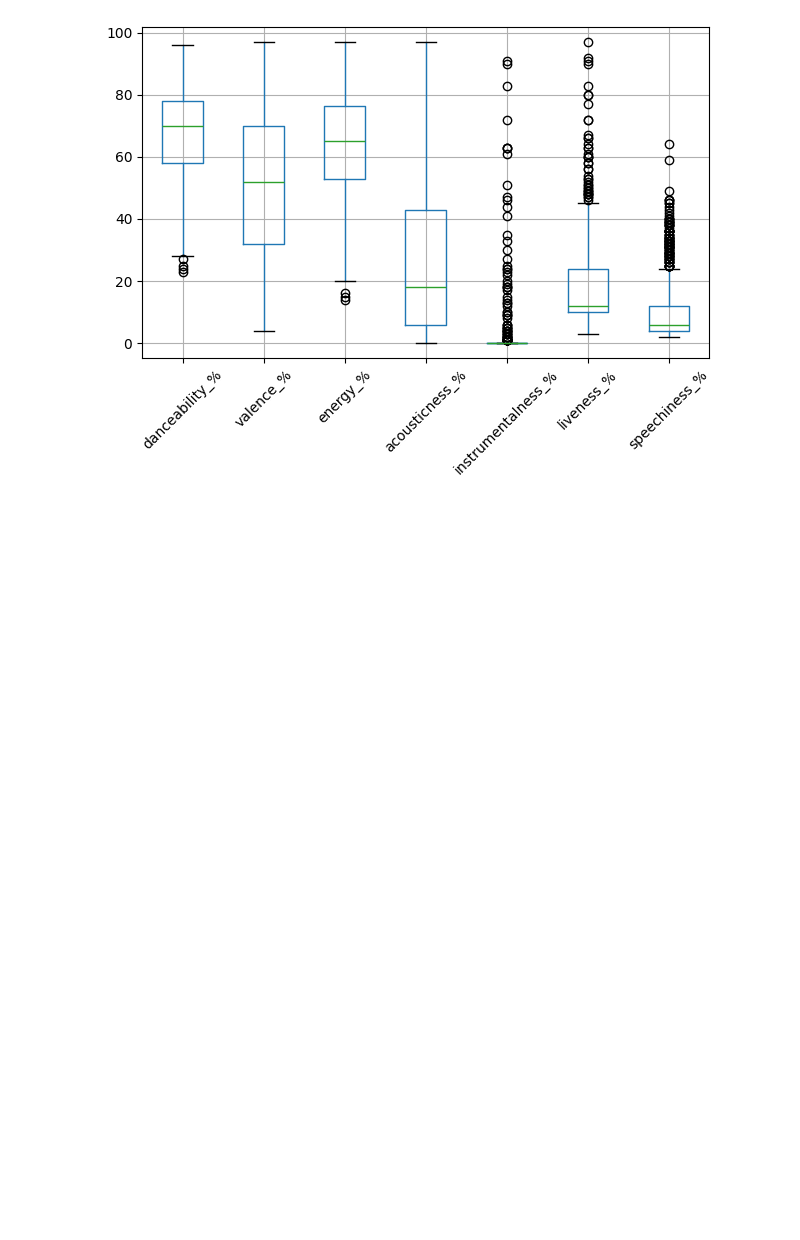
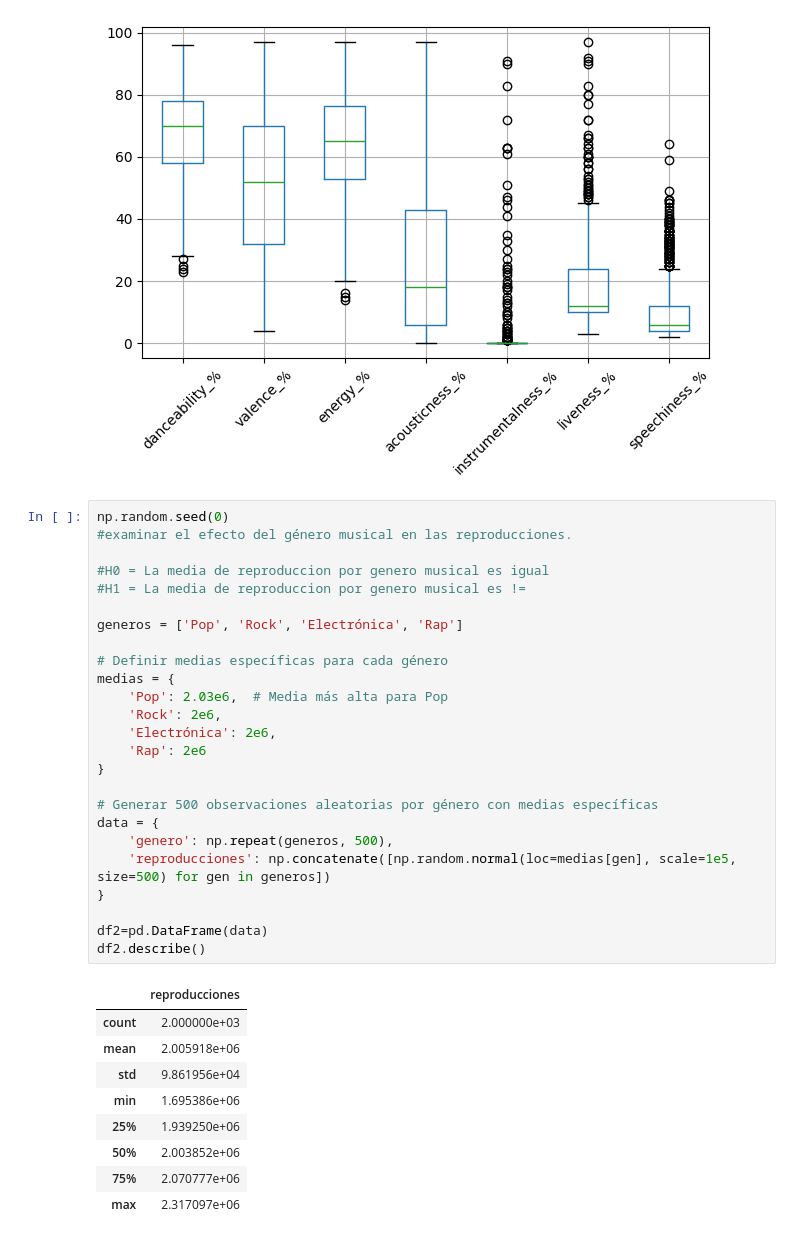
Before and after one commit to hugofmr/estadistica_edem, a Jupyter notebook: trabajo/andres.ipynb, the cells around one changed output. Drawn from its saved outputs; the diff is of its cells as text; blank space fills up the shorter version.

```diff
--- a/trabajo/andres.ipynb
+++ b/trabajo/andres.ipynb
@@ -304,3 +304,38 @@ plt.tight_layout()
 plt.show()
 # %% [output]
 [figure]
+# %%
+np.random.seed(0)
+#examinar el efecto del género musical en las reproducciones.
+
+#H0 = La media de reproduccion por genero musical es igual
+#H1 = La media de reproduccion por genero musical es !=
+
+generos = ['Pop', 'Rock', 'Electrónica', 'Rap']
+
+# Definir medias específicas para cada género
+medias = {
+    'Pop': 2.03e6,  # Media más alta para Pop
+    'Rock': 2e6,
+    'Electrónica': 2e6,
+    'Rap': 2e6
+}
+
+# Generar 500 observaciones aleatorias por género con medias específicas
+data = {
+    'genero': np.repeat(generos, 500),
+    'reproducciones': np.concatenate([np.random.normal(loc=medias[gen], scale=1e5, size=500) for gen in generos])
+}
+
+df2=pd.DataFrame(data)
+df2.describe()
+# %% [output]
+|  | reproducciones |
+| count | 2.000000e+03 |
+| mean | 2.005918e+06 |
+| std | 9.861956e+04 |
+| min | 1.695386e+06 |
+| 25% | 1.939250e+06 |
+| 50% | 2.003852e+06 |
+| 75% | 2.070777e+06 |
+| max | 2.317097e+06 |
```
Also changed, not shown: parts of 3 cells of this notebook.
